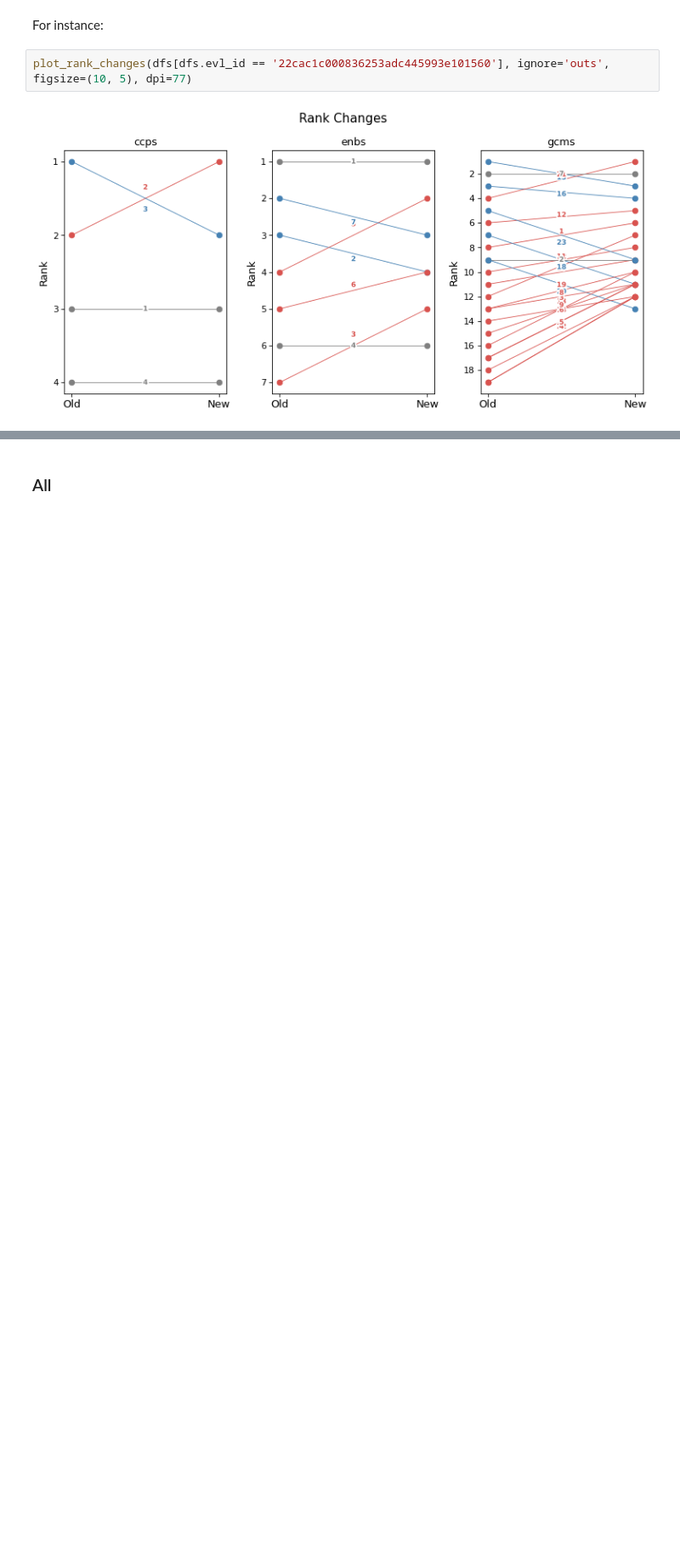
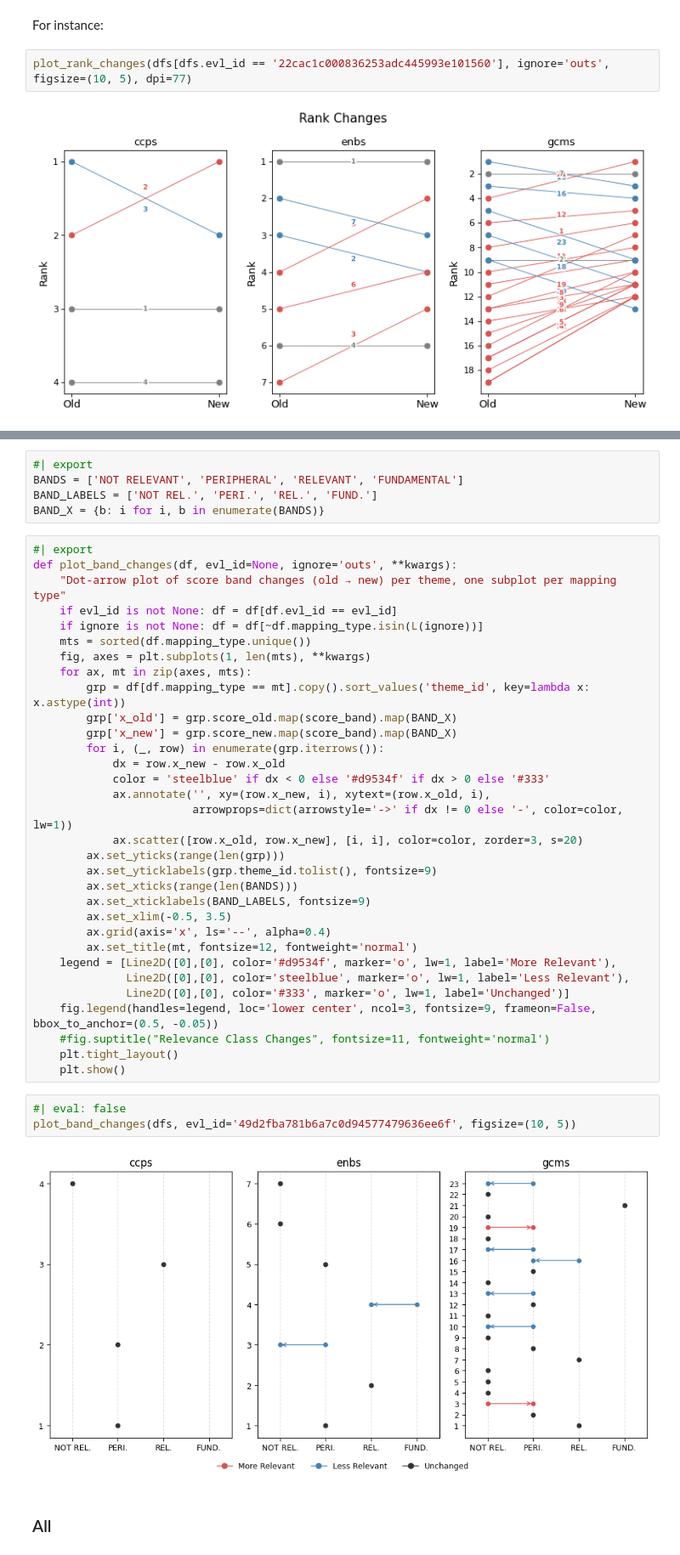
Before and after one commit to franckalbinet/iomeval, a Jupyter notebook: nbs/llm_eval/08_changes.ipynb, the cells around one changed output, grey strips where cells are left out. Shown at 85% size. Cells and saved outputs as stored; diff of their text form; blank space fills up the shorter version.

```diff
--- a/nbs/llm_eval/08_changes.ipynb
+++ b/nbs/llm_eval/08_changes.ipynb
@@ -340,3 +384,45 @@ plot_rank_changes(dfs[dfs.evl_id == '22cac1c000836253adc445993e101560'], ignore=
+# %%
+#| export
+BANDS = ['NOT RELEVANT', 'PERIPHERAL', 'RELEVANT', 'FUNDAMENTAL']
+BAND_LABELS = ['NOT REL.', 'PERI.', 'REL.', 'FUND.']
+BAND_X = {b: i for i, b in enumerate(BANDS)}
+# %%
+#| export
+def plot_band_changes(df, evl_id=None, ignore='outs', **kwargs):
+    "Dot-arrow plot of score band changes (old → new) per theme, one subplot per mapping type"
+    if evl_id is not None: df = df[df.evl_id == evl_id]
+    if ignore is not None: df = df[~df.mapping_type.isin(L(ignore))]
+    mts = sorted(df.mapping_type.unique())
+    fig, axes = plt.subplots(1, len(mts), **kwargs)
+    for ax, mt in zip(axes, mts):
+        grp = df[df.mapping_type == mt].copy().sort_values('theme_id', key=lambda x: x.astype(int))
+        grp['x_old'] = grp.score_old.map(score_band).map(BAND_X)
+        grp['x_new'] = grp.score_new.map(score_band).map(BAND_X)
+        for i, (_, row) in enumerate(grp.iterrows()):
+            dx = row.x_new - row.x_old
+            color = 'steelblue' if dx < 0 else '#d9534f' if dx > 0 else '#333'
+            ax.annotate('', xy=(row.x_new, i), xytext=(row.x_old, i),
+                        arrowprops=dict(arrowstyle='->' if dx != 0 else '-', color=color, lw=1))
+            ax.scatter([row.x_old, row.x_new], [i, i], color=color, zorder=3, s=20)
+        ax.set_yticks(range(len(grp)))
+        ax.set_yticklabels(grp.theme_id.tolist(), fontsize=9)
+        ax.set_xticks(range(len(BANDS)))
+        ax.set_xticklabels(BAND_LABELS, fontsize=9)
+        ax.set_xlim(-0.5, 3.5)
+        ax.grid(axis='x', ls='--', alpha=0.4)
+        ax.set_title(mt, fontsize=12, fontweight='normal')
+    legend = [Line2D([0],[0], color='#d9534f', marker='o', lw=1, label='More Relevant'),
+              Line2D([0],[0], color='steelblue', marker='o', lw=1, label='Less Relevant'),
+              Line2D([0],[0], color='#333', marker='o', lw=1, label='Unchanged')]
+    fig.legend(handles=legend, loc='lower center', ncol=3, fontsize=9, frameon=False, bbox_to_anchor=(0.5, -0.05))
+    #fig.suptitle("Relevance Class Changes", fontsize=11, fontweight='normal')
+    plt.tight_layout()
+    plt.show()
+# %%
+#| eval: false
+plot_band_changes(dfs, evl_id='49d2fba781b6a7c0d94577479636ee6f', figsize=(10, 5))
+# %% [output]
+[figure, added]
 # %% [markdown]
 ### All
 # %%
```
Also changed, not shown: parts of 29 cells of this notebook, 8 other files.
